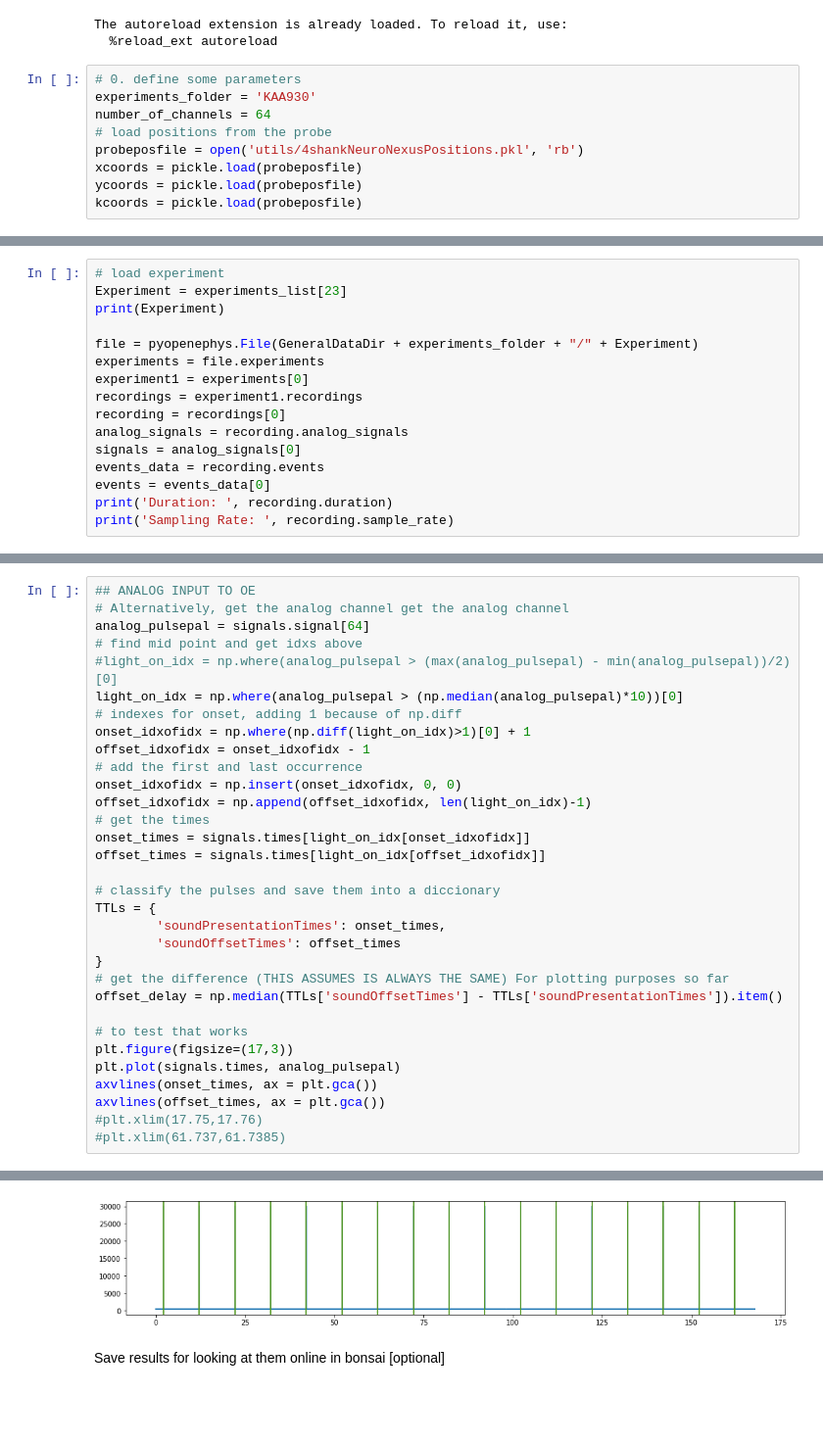
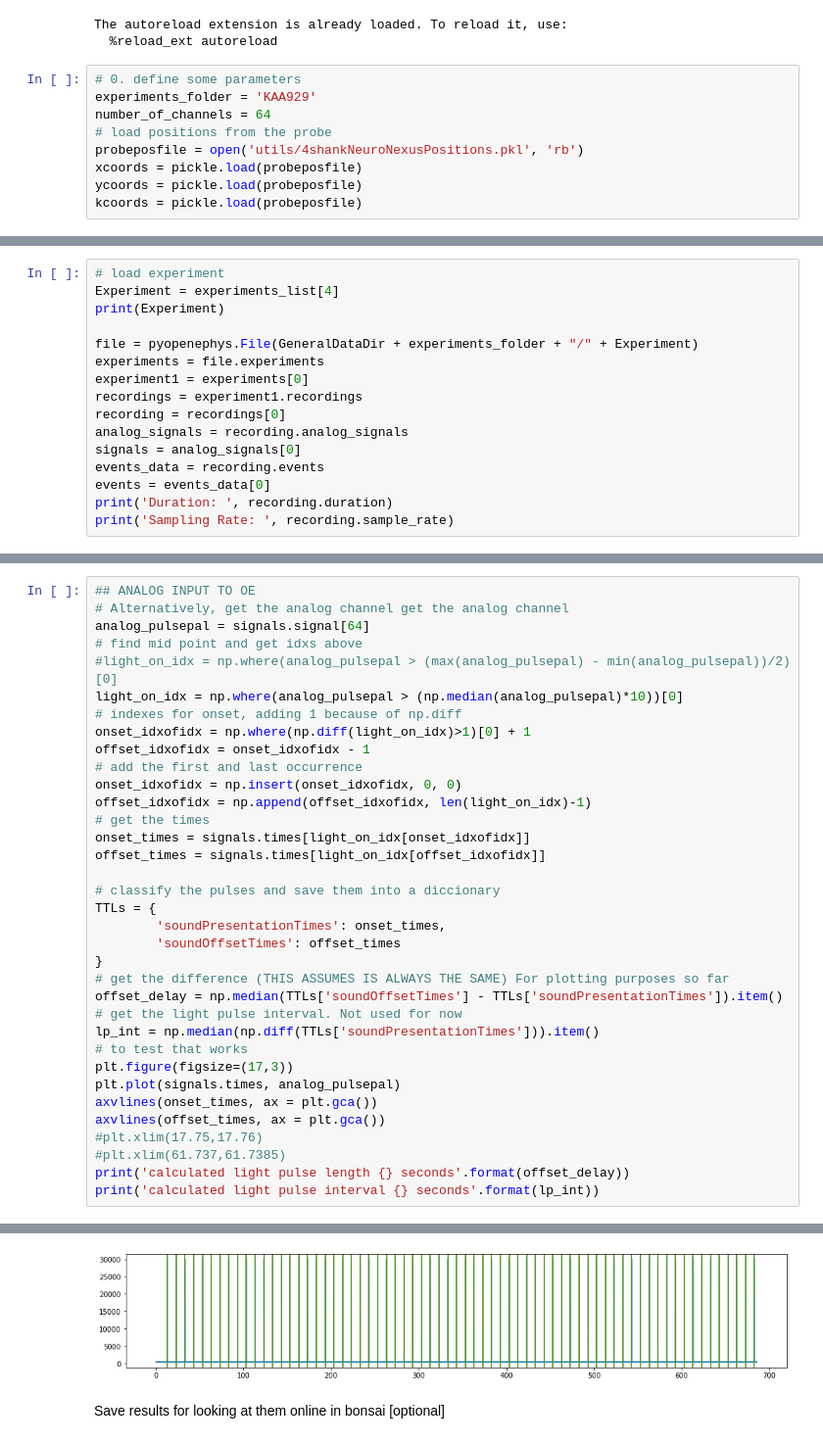
Before and after one commit to HernandoMV/OpenEphys_Analysis, a Jupyter notebook: Invitro_OE.ipynb, the cells around one changed output, grey strips where cells are left out. Shown at 98% size. Cells and saved outputs as stored; diff of their text form; blank space fills up the shorter version.

```diff
--- a/Invitro_OE.ipynb
+++ b/Invitro_OE.ipynb
@@ -22,7 +22,7 @@ The autoreload extension is already loaded. To reload it, use:
   %reload_ext autoreload
 # %%
 # 0. define some parameters
-experiments_folder = 'KAA930'
+experiments_folder = 'KAA929'
 number_of_channels = 64
 # load positions from the probe
 probeposfile = open('utils/4shankNeuroNexusPositions.pkl', 'rb')
@@ -63,6 +59,6 @@ for i,e in enumerate(experiments_list):
 # %%
 # load experiment
-Experiment = experiments_list[23]
+Experiment = experiments_list[4]
 print(Experiment)
 
 file = pyopenephys.File(GeneralDataDir + experiments_folder + "/" + Experiment)
@@ -108,7 +104,8 @@ TTLs = {
 }
 # get the difference (THIS ASSUMES IS ALWAYS THE SAME) For plotting purposes so far
 offset_delay = np.median(TTLs['soundOffsetTimes'] - TTLs['soundPresentationTimes']).item()
-
+# get the light pulse interval. Not used for now
+lp_int = np.median(np.diff(TTLs['soundPresentationTimes'])).item()
 # to test that works
 plt.figure(figsize=(17,3))
 plt.plot(signals.times, analog_pulsepal)
@@ -116,4 +113,6 @@ axvlines(onset_times, ax = plt.gca())
 axvlines(offset_times, ax = plt.gca())
 #plt.xlim(17.75,17.76)
 #plt.xlim(61.737,61.7385)
+print('calculated light pulse length {} seconds'.format(offset_delay))
+print('calculated light pulse interval {} seconds'.format(lp_int))
 # %% [output]
@@ -121,4 +121,4 @@ axvlines(offset_times, ax = plt.gca())
-[figure, old version]
+[figure, new version]
 # %% [markdown]
 Save results for looking at them online in bonsai [optional]
 # %%
```
Also changed, not shown: parts of 16 cells of this notebook.
